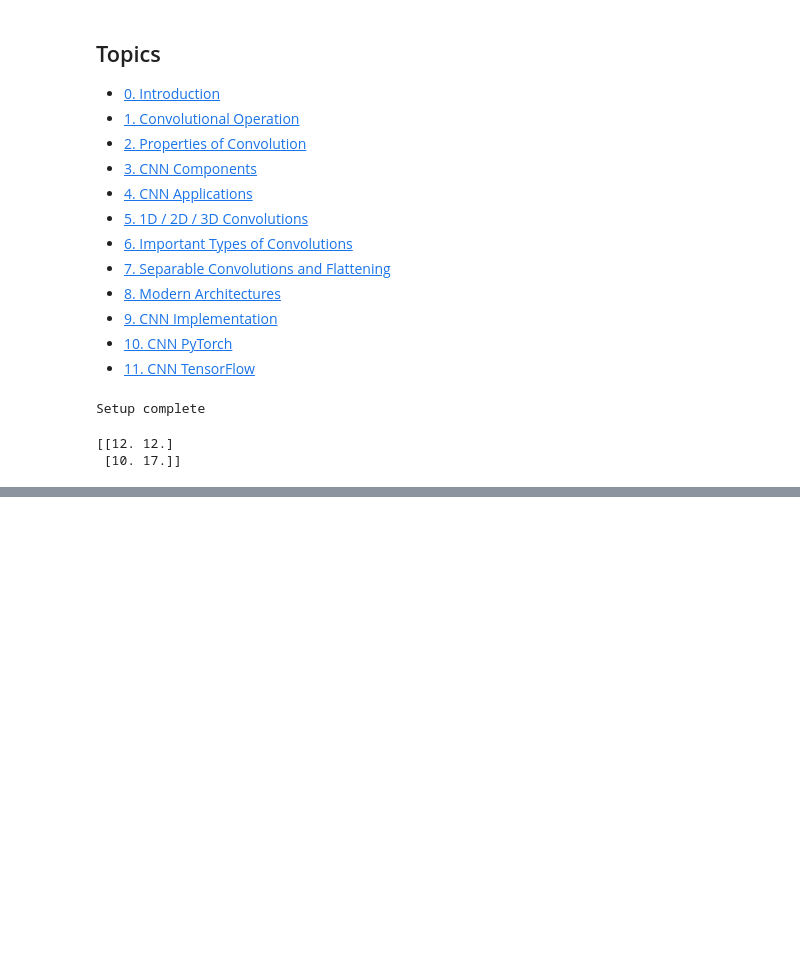
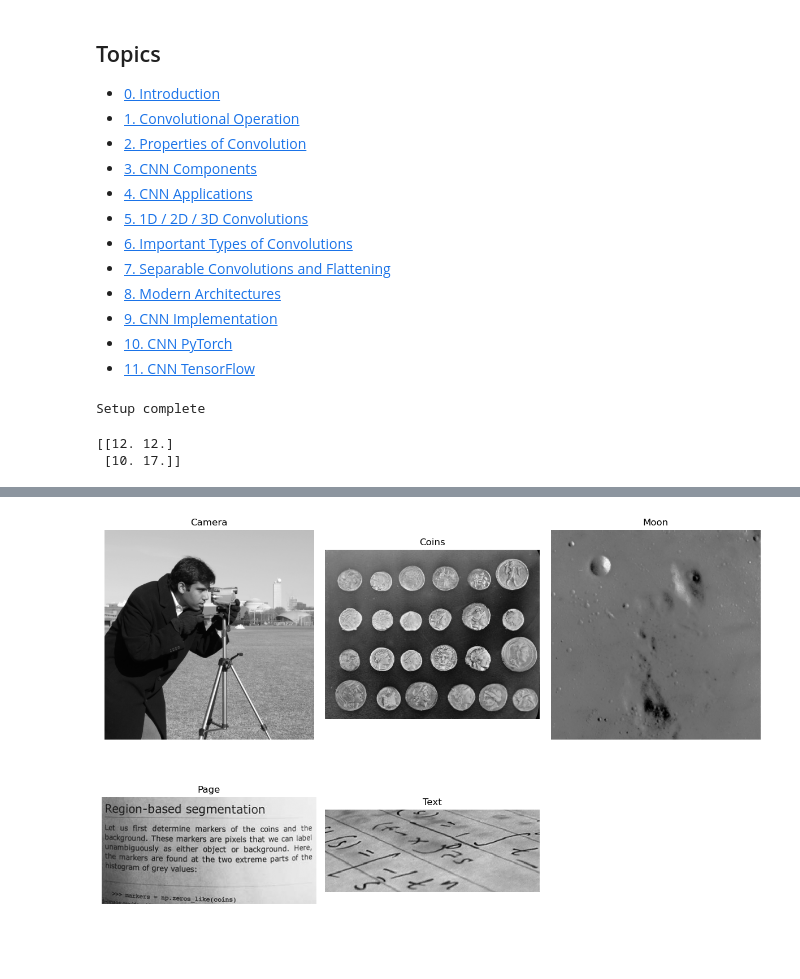
Before and after one commit to jci02/Machine-Learning-Theory, a Jupyter notebook: 1.Supervised Learning/Convolutional Neural Networks/Convolutional NN.ipynb, the cells around one changed output, grey strips where cells are left out. Drawn from its saved outputs; the diff is of its cells as text; code cells hidden in the pictures; blank space fills up the shorter version.

```diff
--- a/1.Supervised Learning/Convolutional Neural Networks/Convolutional NN.ipynb
+++ b/1.Supervised Learning/Convolutional Neural Networks/Convolutional NN.ipynb
@@ -281,3 +255,97 @@ $$
 - For color images, the filter's depth must match the image's depth (e.g., $32 \times 32 \times 3$ for RGB images).
 # %%
 # Sobel filter
+
+# Load grayscale images
+images = [("Camera", data.camera()),("Coins", data.coins()),("Moon", data.moon()),("Page", data.page()),("Text", data.text())]
+
+fig, axes = plt.subplots(2, 3, figsize=(12, 8))
+print(axes.shape)
+axes = axes.ravel() # Flatten the 2D array of axes for iteration
+print(axes.shape)
+
+for ax, (title, image) in zip(axes, images):
+    ax.imshow(image, cmap='gray')
+    ax.set_title(title, fontsize=12)
+    ax.axis('off') # remove axis ticks and labels
+
+# remove the unused sixth subplot
+axes[-1].axis('off')
+
+plt.tight_layout()
+plt.show()
+
+# Gradient image Gx
+Gx = np.array([[-1,0,1],
+              [-2,0,2],
+              [-1,0,1]])
+
+# Gradient image Gy
+Gy = Gx.T
+
+
+def SobelConv(input,filter,stride):
+    input_size = input.shape[0]
+    filter_size = filter.shape[0]
+    #filter = np.flipud(np.fliplr(filter)) # flip kernel
+    output_size = ((input_size - filter_size) // stride) + 1
+    output = np.zeros((output_size,output_size))
+    for row in range(output_size):
+        for col in range(output_size):
+            r = row * stride
+            c = col * stride
+            receiptive_field = input[r:r+filter_size,c:c+filter_size]
+            output[row,col] = np.sum(receiptive_field * filter)
+
+    return output
+
+
+img = data.camera().astype(float)
+
+# Horizontal and vertical gradients
+Horiz_gd = SobelConv(img,Gx,1) # contains the horizontal edge response
+Vert_gd = SobelConv(img,Gy,1) # contains the vertical edge response
+
+
+# Dimension-independent gradient information G
+G = np.sqrt(Horiz_gd**2 + Vert_gd**2) # or G = np.hypot(Horiz_gd, Vert_gd)
+#print(f"Dimension-independent gradient information G: \n {G}")
+
+fig, ax = plt.subplots(1,4, figsize=(16,5))
+
+ax[0].imshow(img, cmap="gray")
+ax[0].set_title("Original")
+
+ax[1].imshow(Horiz_gd, cmap="gray")
+ax[1].set_title("Horizontal")
+
+ax[2].imshow(Vert_gd, cmap="gray")
+ax[2].set_title("Vertical")
+
+ax[3].imshow(G, cmap="gray")
+ax[3].set_title("Gradient Magnitude")
+
+for a in ax:
+    a.axis("off")
+
+plt.tight_layout()
+plt.show()
+
+
+
+# Or equivalently
+edges = filters.sobel(img)
+
+fig, ax = plt.subplots(1, 2, figsize=(10, 5))
+
+ax[0].imshow(img, cmap="gray")
+ax[0].set_title("Original")
+ax[0].axis('off')
+
+
+ax[1].imshow(edges, cmap='gray')
+ax[1].set_title("Sobel")
+ax[1].axis('off')
+
+plt.show()
+# %% [output]
@@ -283,0 +354 @@ $$
+[figure, added]
```
Also changed, not shown: parts of 4 cells of this notebook, 4 other files.
